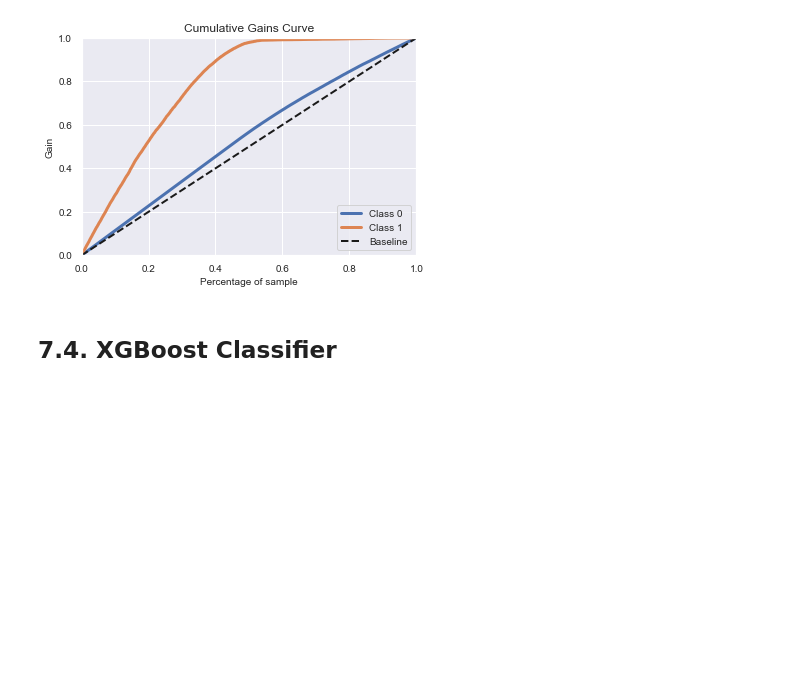
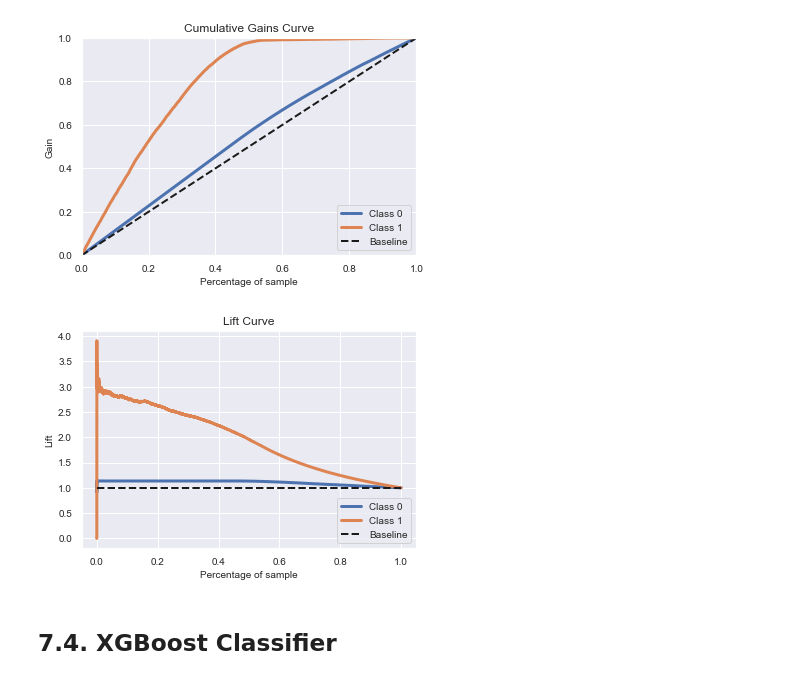
Before and after one commit to ThiagoBorgesLima/health_insurance, a Jupyter notebook: notebooks/mdfl_health_insurance_cross_sell.ipynb, the cells around one changed output. Saved outputs shown, nothing was run; the diff lists cells and outputs as text; code cells hidden in the pictures; blank space fills up the shorter version.

```diff
--- a/notebooks/mdfl_health_insurance_cross_sell.ipynb
+++ b/notebooks/mdfl_health_insurance_cross_sell.ipynb
@@ -512,6 +523,11 @@ yhat_rf = rf_model.predict_proba( x_val )
 skplt.metrics.plot_cumulative_gain( y_val, yhat_rf);
 # %% [output]
 [figure]
+# %%
+# Scikitplot library
+skplt.metrics.plot_lift_curve( y_val, yhat_rf );
+# %% [output]
+[figure, added]
 # %% [markdown]
 ## 7.4. XGBoost Classifier
 # %%
```
Also changed, not shown: parts of 8 cells of this notebook, 5 other files.
